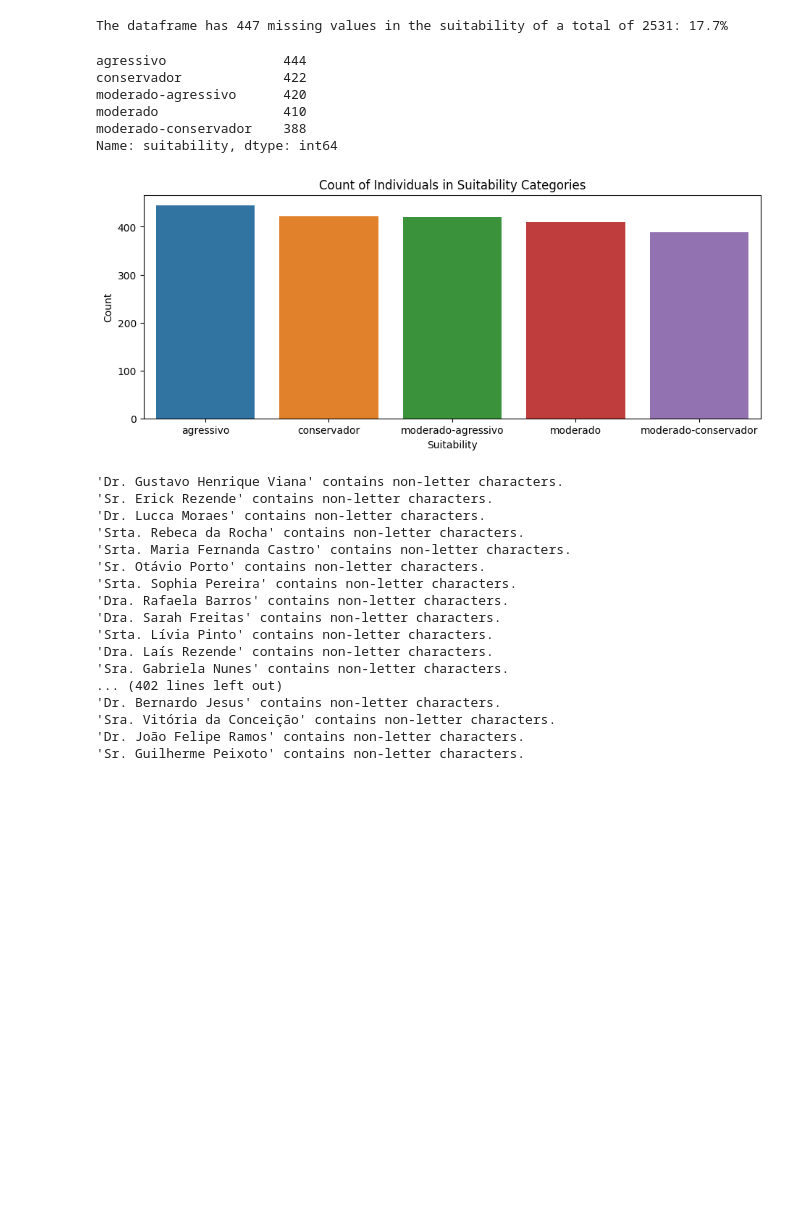
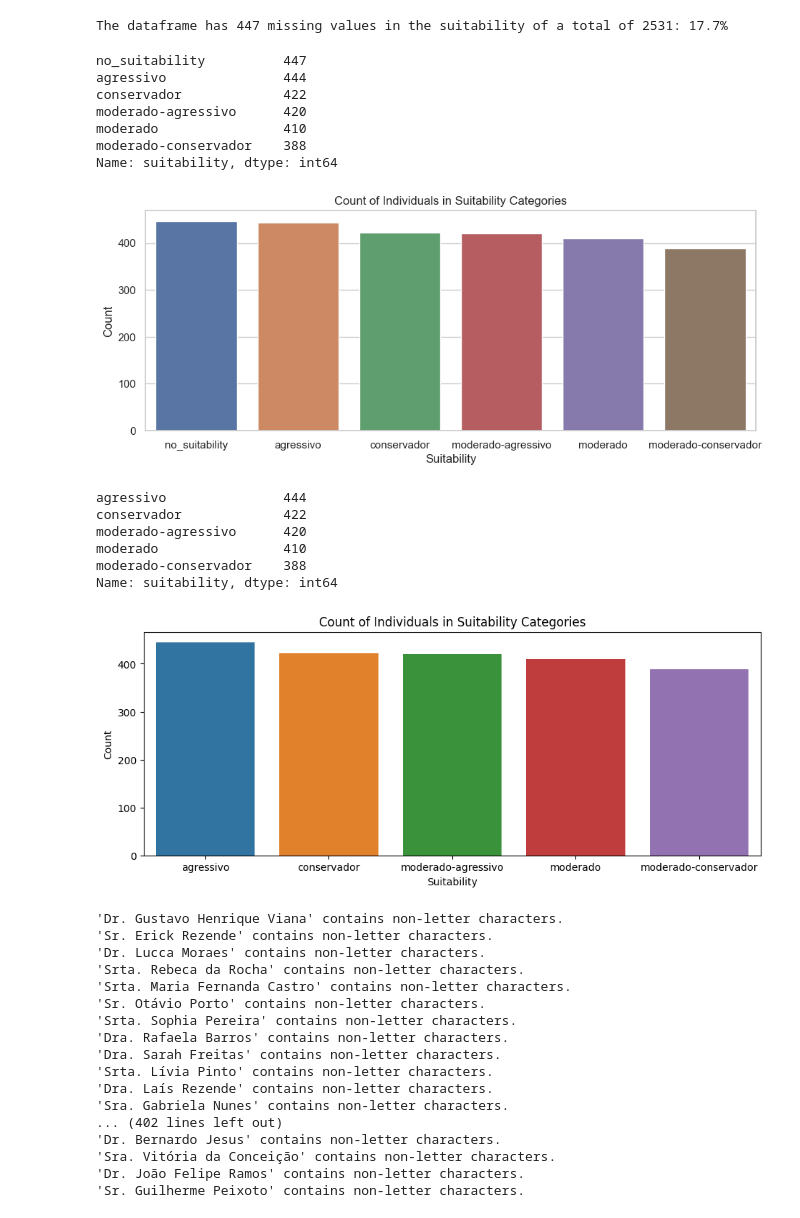
Before and after one commit to PeterRibs/personal_finances, a Jupyter notebook: project_personal_finances.ipynb, the cells around one changed output. Drawn from its saved outputs; the diff is of its cells as text; code cells hidden in the pictures; blank space fills up the shorter version.

```diff
--- a/project_personal_finances.ipynb
+++ b/project_personal_finances.ipynb
@@ -158,23 +161,44 @@ filtered_null_suitability
 print(f"The dataframe has {len(filtered_null_suitability)} missing values in the suitability of a total of {len(person)}: {round((len(filtered_null_suitability)/len(person)*100),1)}%")
 # %% [output]
 The dataframe has 447 missing values in the suitability of a total of 2531: 17.7%
-# %%
-person["suitability"].value_counts()
-# %% [output]
-agressivo               444
-conservador             422
-moderado-agressivo      420
-moderado                410
-moderado-conservador    388
-Name: suitability, dtype: int64
+# %%
+person['suitability'].fillna("no_suitability", inplace=True)
+# %%
+display(person["suitability"].value_counts())
+
+plt.figure(figsize=(11, 4))
+sns.barplot(y=person["suitability"].value_counts().values,
+            x=person["suitability"].value_counts().index)
+plt.xlabel('Suitability')
+plt.ylabel('Count')
+plt.title('Count of Individuals in Suitability Categories')
+plt.show()
+# %% [output]
+no_suitability          447
+agressivo               444
+conservador             422
+moderado-agressivo      420
+moderado                410
+moderado-conservador    388
+Name: suitability, dtype: int64
+[figure, added]
 # %%
+display(person[person["suitability"] != "no_suitability"]["suitability"].value_counts())
+
 plt.figure(figsize=(11, 4))
-sns.barplot(y=person["suitability"].value_counts().values, x=person["suitability"].value_counts().index)
+sns.barplot(y=person[person["suitability"] != "no_suitability"]["suitability"].value_counts().values,
+            x=person[person["suitability"] != "no_suitability"]["suitability"].value_counts().index)
 plt.xlabel('Suitability')
 plt.ylabel('Count')
 plt.title('Count of Individuals in Suitability Categories')
 plt.show()
 # %% [output]
+agressivo               444
+conservador             422
+moderado-agressivo      420
+moderado                410
+moderado-conservador    388
+Name: suitability, dtype: int64
 [figure]
 # %%
 def has_non_letter(string):
```
Also changed, not shown: parts of 58 cells of this notebook.
